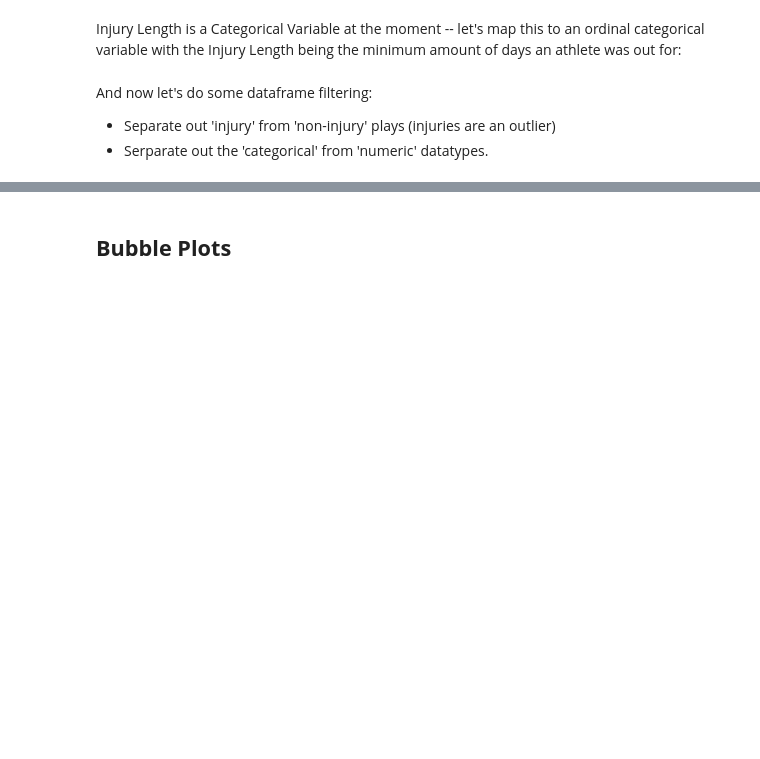
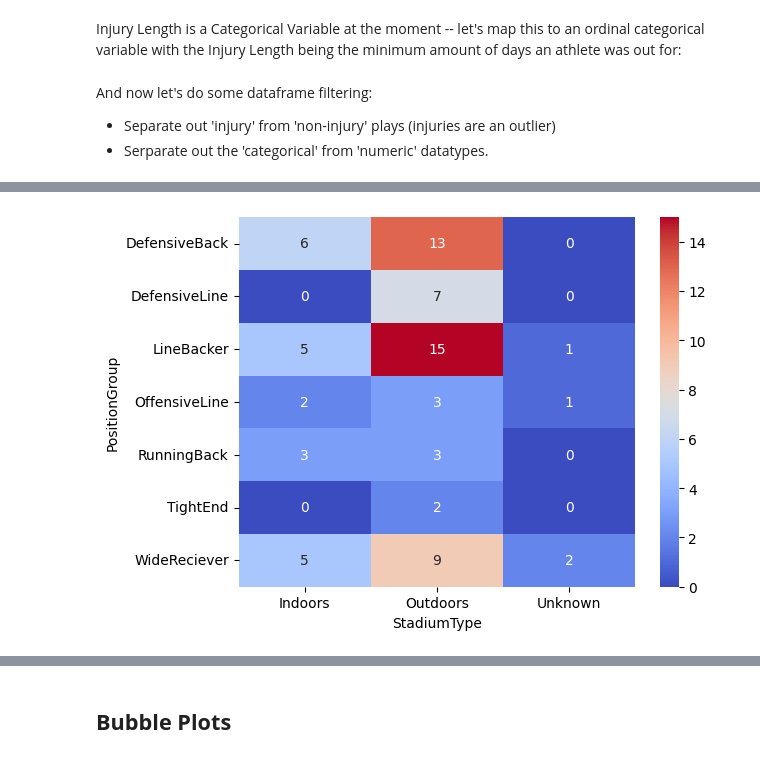
Before and after one commit to LeeMcFarling/AFL_Project, a Jupyter notebook: AFL_Final_Project/Week9.ipynb, the cells around one changed output, grey strips where cells are left out. Cells and saved outputs as stored; diff of their text form; code cells hidden in the pictures; blank space fills up the shorter version.

```diff
--- a/AFL_Final_Project/Week9.ipynb
+++ b/AFL_Final_Project/Week9.ipynb
@@ -248,0 +406,5 @@ df_categorical = fnfallplays[combined_cat_cols]
+# %%
+Stadium_Field_Type = pd.crosstab(injury_plays_categorical['PositionGroup'], injury_plays_categorical['StadiumType'])
+heatmap(Stadium_Field_Type)
+# %% [output]
+[figure, added]
```
Also changed, not shown: parts of 79 cells of this notebook, 4 other files.
